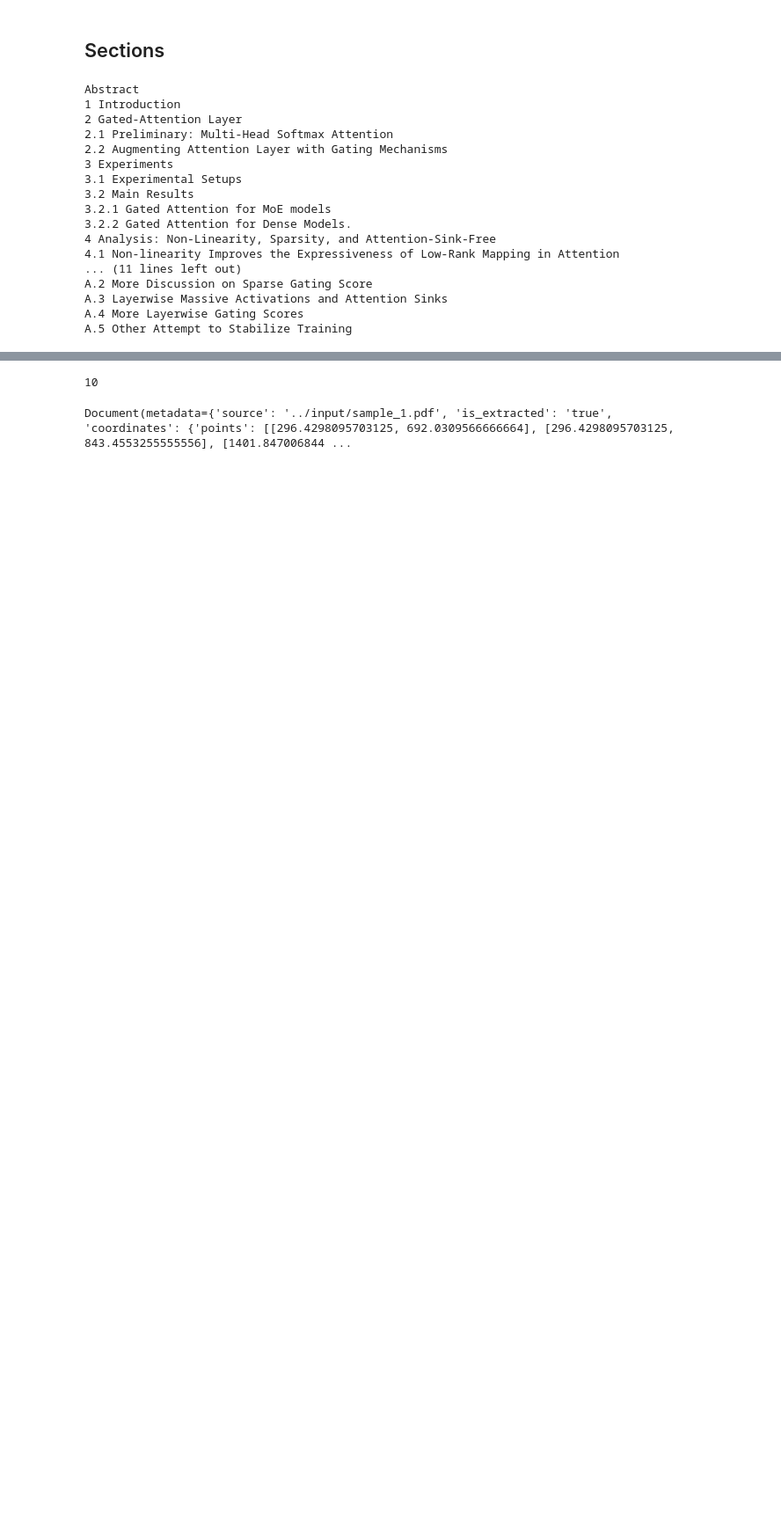
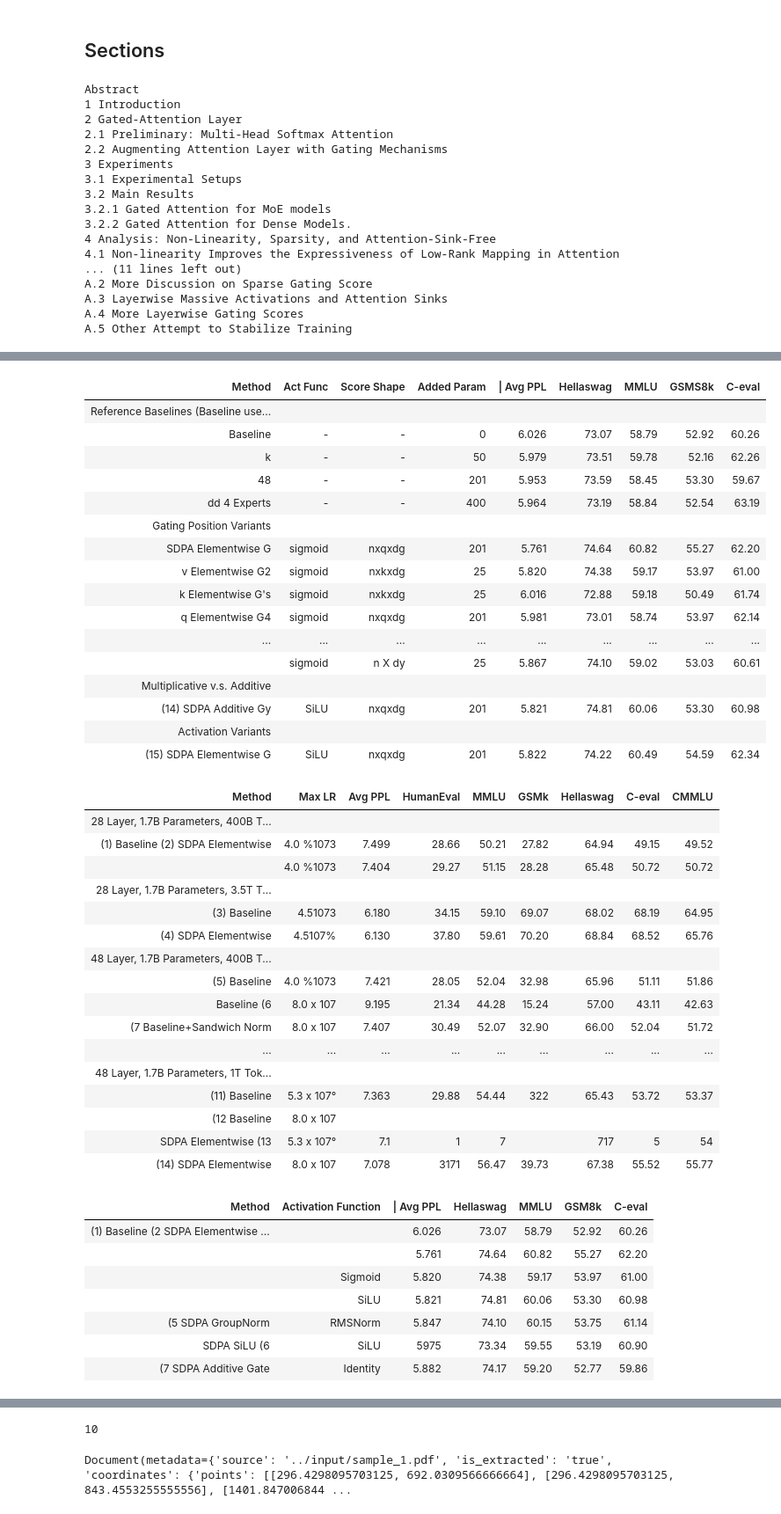
Before and after one commit to AmanDbz1101/AcadAI, a Jupyter notebook: playground/ReadPDFDocsforLLM.ipynb, the cells around one changed output, grey strips where cells are left out. Shown at 88% size. Saved outputs shown, nothing was run; the diff lists cells and outputs as text; code cells hidden in the pictures; blank space fills up the shorter version.

```diff
--- a/playground/ReadPDFDocsforLLM.ipynb
+++ b/playground/ReadPDFDocsforLLM.ipynb
@@ -125,0 +128,47 @@ A.5 Other Attempt to Stabilize Training
+# %%
+for doc in docs:
+    if doc.metadata.get("category") == "Table":
+        display(HTML(doc.metadata.get("text_as_html")))
+# %% [output]
+| Method | Act Func | Score Shape | Added Param | | Avg PPL | Hellaswag | MMLU | GSMS8k | C-eval |
+| Reference Baselines (Baseline use... |  |  |  |  |  |  |  |  |
+| Baseline | - | - | 0 | 6.026 | 73.07 | 58.79 | 52.92 | 60.26 |
+| k | - | - | 50 | 5.979 | 73.51 | 59.78 | 52.16 | 62.26 |
+| 48 | - | - | 201 | 5.953 | 73.59 | 58.45 | 53.30 | 59.67 |
+| dd 4 Experts | - | - | 400 | 5.964 | 73.19 | 58.84 | 52.54 | 63.19 |
+| Gating Position Variants |  |  |  |  |  |  |  |  |
+| SDPA Elementwise G | sigmoid | nxqxdg | 201 | 5.761 | 74.64 | 60.82 | 55.27 | 62.20 |
+| v Elementwise G2 | sigmoid | nxkxdg | 25 | 5.820 | 74.38 | 59.17 | 53.97 | 61.00 |
+| k Elementwise G's | sigmoid | nxkxdg | 25 | 6.016 | 72.88 | 59.18 | 50.49 | 61.74 |
+| q Elementwise G4 | sigmoid | nxqxdg | 201 | 5.981 | 73.01 | 58.74 | 53.97 | 62.14 |
+| ... | ... | ... | ... | ... | ... | ... | ... | ... |
+|  | sigmoid | n X dy | 25 | 5.867 | 74.10 | 59.02 | 53.03 | 60.61 |
+| Multiplicative v.s. Additive |  |  |  |  |  |  |  |  |
+| (14) SDPA Additive Gy | SiLU | nxqxdg | 201 | 5.821 | 74.81 | 60.06 | 53.30 | 60.98 |
+| Activation Variants |  |  |  |  |  |  |  |  |
+| (15) SDPA Elementwise G | SiLU | nxqxdg | 201 | 5.822 | 74.22 | 60.49 | 54.59 | 62.34 |
+| Method | Max LR | Avg PPL | HumanEval | MMLU | GSMk | Hellaswag | C-eval | CMMLU |
+| 28 Layer, 1.7B Parameters, 400B T... |  |  |  |  |  |  |  |  |
+| (1) Baseline (2) SDPA Elementwise | 4.0 %1073 | 7.499 | 28.66 | 50.21 | 27.82 | 64.94 | 49.15 | 49.52 |
+|  | 4.0 %1073 | 7.404 | 29.27 | 51.15 | 28.28 | 65.48 | 50.72 | 50.72 |
+| 28 Layer, 1.7B Parameters, 3.5T T... |  |  |  |  |  |  |  |  |
+| (3) Baseline | 4.51073 | 6.180 | 34.15 | 59.10 | 69.07 | 68.02 | 68.19 | 64.95 |
+| (4) SDPA Elementwise | 4.5107% | 6.130 | 37.80 | 59.61 | 70.20 | 68.84 | 68.52 | 65.76 |
+| 48 Layer, 1.7B Parameters, 400B T... |  |  |  |  |  |  |  |  |
+| (5) Baseline | 4.0 %1073 | 7.421 | 28.05 | 52.04 | 32.98 | 65.96 | 51.11 | 51.86 |
+| Baseline (6 | 8.0 x 107 | 9.195 | 21.34 | 44.28 | 15.24 | 57.00 | 43.11 | 42.63 |
+| (7 Baseline+Sandwich Norm | 8.0 x 107 | 7.407 | 30.49 | 52.07 | 32.90 | 66.00 | 52.04 | 51.72 |
+| ... | ... | ... | ... | ... | ... | ... | ... | ... |
+| 48 Layer, 1.7B Parameters, 1T Tok... |  |  |  |  |  |  |  |  |
+| (11) Baseline | 5.3 x 107° | 7.363 | 29.88 | 54.44 | 322 | 65.43 | 53.72 | 53.37 |
+| (12 Baseline | 8.0 x 107 |  |  |  |  |  |  |  |
+| SDPA Elementwise (13 | 5.3 x 107° | 7.1 | 1 | 7 |  | 717 | 5 | 54 |
+| (14) SDPA Elementwise | 8.0 x 107 | 7.078 | 3171 | 56.47 | 39.73 | 67.38 | 55.52 | 55.77 |
+| Method | Activation Function | | Avg PPL | Hellaswag | MMLU | GSM8k | C-eval |
+| (1) Baseline (2 SDPA Elementwise ... |  | 6.026 | 73.07 | 58.79 | 52.92 | 60.26 |
+|  |  | 5.761 | 74.64 | 60.82 | 55.27 | 62.20 |
+|  | Sigmoid | 5.820 | 74.38 | 59.17 | 53.97 | 61.00 |
+|  | SiLU | 5.821 | 74.81 | 60.06 | 53.30 | 60.98 |
+| (5 SDPA GroupNorm | RMSNorm | 5.847 | 74.10 | 60.15 | 53.75 | 61.14 |
+| SDPA SiLU (6 | SiLU | 5975 | 73.34 | 59.55 | 53.19 | 60.90 |
+| (7 SDPA Additive Gate | Identity | 5.882 | 74.17 | 59.20 | 52.77 | 59.86 |
```
Also changed, not shown: parts of 9 cells of this notebook, 4 other files.
